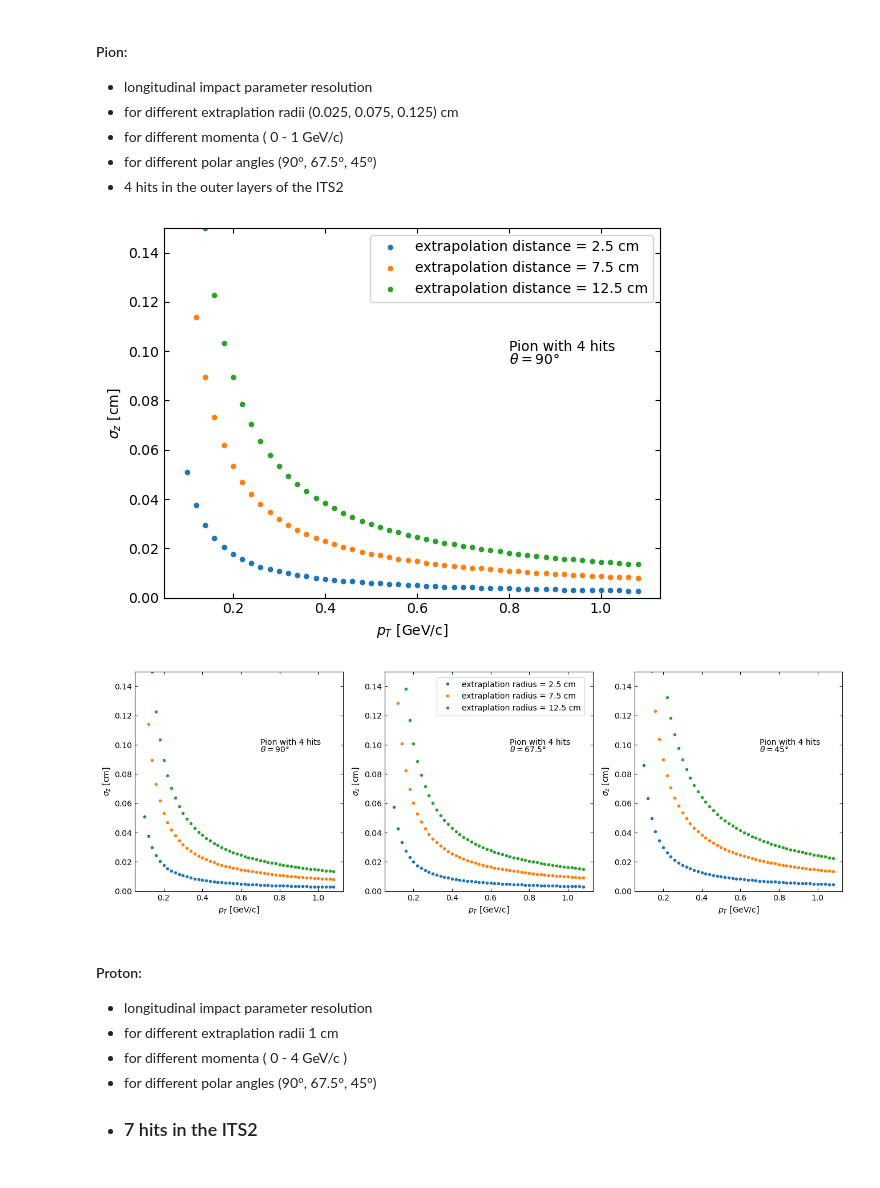
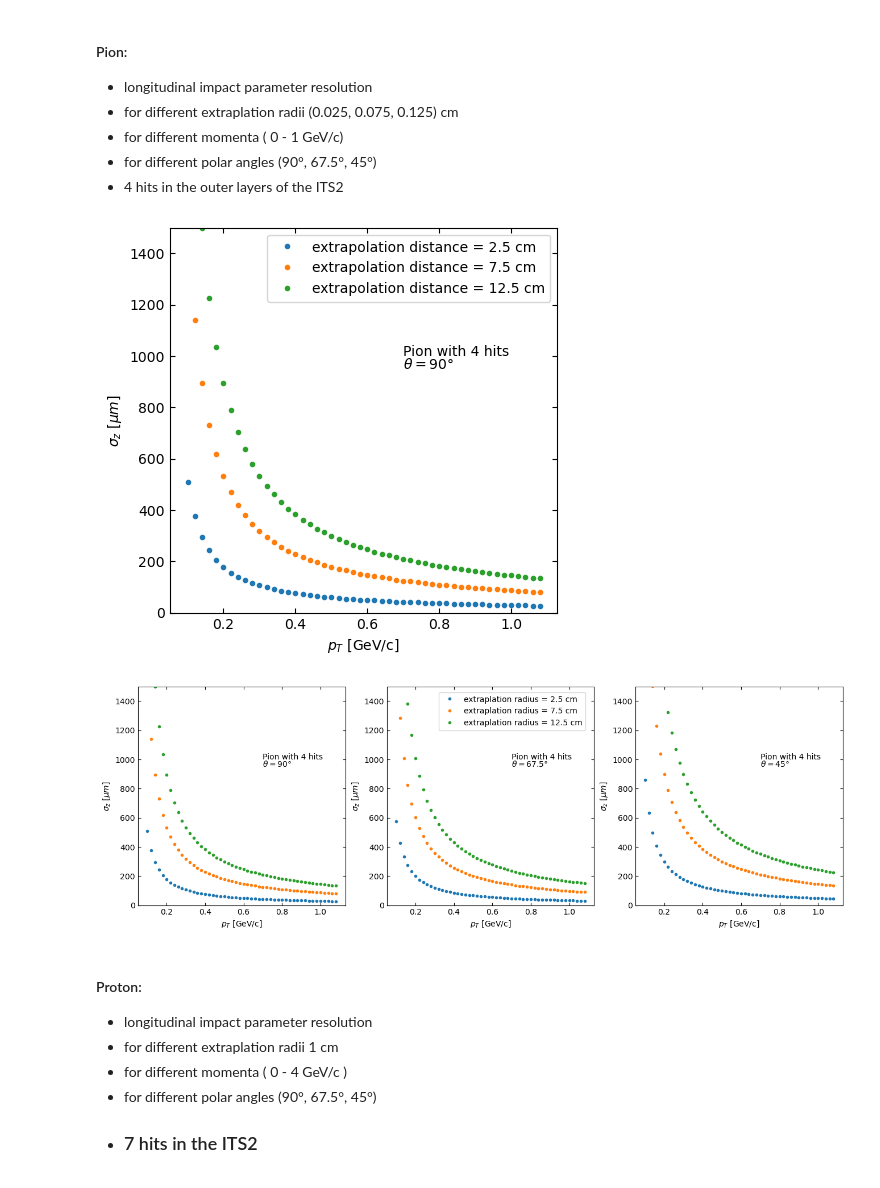
Before and after one commit to Claitos/Track-Parameter-Resolutions, a Jupyter notebook: Longitudinal_ImpactParameter.ipynb, the cells around one changed output. Drawn from its saved outputs; the diff is of its cells as text; code cells hidden in the pictures.

```diff
--- a/Longitudinal_ImpactParameter.ipynb
+++ b/Longitudinal_ImpactParameter.ipynb
@@ -7,3 +5,11 @@ directory = "Longitudinal_ImpactParameter_Plots"
+# %%
+directory = "Longitudinal_ImpactParameter_Plots"
+
+rescaling_factor = 10**6   # 10^6 µm = 1 m
+
+plt.rcParams["figure.figsize"] = (5,5)
+xlabel = "$p_{T}$ [GeV/c]"
+ylabel = "$\sigma_{z}$ [$\mu m$]"
 # %% [markdown]
 #### Proton:
 - logintudinal impact parameter resolution
@@ -45,16 +45,15 @@ plt.savefig(f"{directory}/Proton_z.png", dpi = 200)
 # %%
-fig, axs = plt.subplots(1,3, figsize=(16,5))
+fig, axs = plt.subplots(1,3, figsize=(17,5))
 
 for i, theta in enumerate(theta_list):
     for j, radius in enumerate(extrapolation_radii):
-        proton_z_list = total_longitudinal_resolution(proton_z_det_list[j], proton_z_MS_list[j], theta)
-        axs[i].plot(proton_momenta, proton_z_list*100, ".", label=f"extraplation radius = {radius*100} cm")
+        axs[i].plot(proton_momenta, proton_z_4hits[i][j]*rescaling_factor, ".", label=f"extraplation radius = {radius*100} cm")
 
 for i, ax in enumerate(axs):
-    ax.set(xlabel="$p_{T}$ [GeV/c]", ylabel = "$\sigma_{z}$ [cm]", ylim=(0, 0.15))
+    ax.set(xlabel = xlabel, ylabel = ylabel, ylim=(0, 1500))
     ax.tick_params(top=True, right=True, direction="in")
-    ax.text(2.5, 0.1, "Proton with 4 hits")
-    ax.text(2.5, 0.095, fr"$\theta = {theta_list[i]}$°")
+    ax.text(2.5, 1000, "Proton with 4 hits")
+    ax.text(2.5, 950, fr"$\theta = {theta_list[i]}$°")
 
 axs[1].legend(loc=(0.25, 0.8))
 fig.savefig(f"{directory}/Proton_z_angle.png", dpi = 200)
@@ -68,54 +67,44 @@ fig.savefig(f"{directory}/Proton_z_angle.png", dpi = 200)
 - for different polar angles (90°, 67.5°, 45°)
 - 4 hits in the outer layers of the ITS2
 # %%
-pion_momenta = np.arange(0.1, 1.1, 0.02)                          # momentum of particle in GeV/c
+pion_momenta = np.arange(0.1, 1.1, 0.02)                         # momentum of particle in GeV/c
 pion_mass = 0.150                                                # mass of particle in GeV/c^2
 
 N = 4                                                            # Number of layers with hits
 extrapolation_radii = [0.025, 0.075, 0.125]                      # extrapolation length in meters (is defined away from layers) ;
 theta_list = [90, 67.5, 45]                                      # polar angles of the particle
 
-pion_z_det_list = []
-pion_z_MS_list = []
-for r in extrapolation_radii:
-    pion_z_det = []; pion_z_MS = []
-    for momentum in pion_momenta:
-        z_det, z_MS = longitudinal_impactparameter_reso(momentum, pion_mass, N, r)
-        pion_z_det.append(z_det); pion_z_MS.append(z_MS)
-    pion_z_det_list.append(np.array(pion_z_det))
-    pion_z_MS_list.append(np.array(pion_z_MS))
+pion_z_4hits = np.array([[[longitudinal_impactparameter_reso(momentum, pion_mass, N, r, theta) for momentum in pion_momenta] for r in extrapolation_radii] for theta in theta_list])
 # %%
 for i, r in enumerate(extrapolation_radii):
-    pion_z_list = total_longitudinal_resolution(pion_z_det_list[i], pion_z_MS_list[i], theta_list[0])
-    plt.plot(pion_momenta, pion_z_list*100, ".", label=f"extrapolation distance = {r*100} cm")
+    plt.plot(pion_momenta, pion_z_4hits[0][i]*rescaling_factor, ".", label=f"extrapolation distance = {r*100} cm")
 plt.legend()
-plt.xlabel("$p_{T}$ [GeV/c]")
-plt.ylabel("$\sigma_{z}$ [cm]")
-plt.ylim(0, 0.15)
-plt.text(0.8, 0.1, "Pion with 4 hits")
-plt.text(0.8, 0.095, fr"$\theta = 90$°")
+plt.xlabel(xlabel)
+plt.ylabel(ylabel)
+plt.ylim(0, 1500)
+plt.text(0.7, 1000, "Pion with 4 hits")
+plt.text(0.7, 950, fr"$\theta = {theta_list[0]}$°")
 plt.tick_params(top=True, right=True, direction="in")
 plt.savefig(f"{directory}/Pion_z.png", dpi = 200)
 # %% [output]
-[figure, old version]
+[figure, new version]
 # %%
 fig, axs = plt.subplots(1,3, figsize=(16,5))
 
 for i, theta in enumerate(theta_list):
     for j, radius in enumerate(extrapolation_radii):
-        pion_z_list = total_longitudinal_resolution(pion_z_det_list[j], pion_z_MS_list[j], theta)
-        axs[i].plot(pion_momenta, pion_z_list*100, ".", label=f"extraplation radius = {radius*100} cm")
+        axs[i].plot(pion_momenta, pion_z_4hits[i][j]*rescaling_factor, ".", label=f"extraplation radius = {radius*100} cm")
 
 for i, ax in enumerate(axs):
-    ax.set(xlabel="$p_{T}$ [GeV/c]", ylabel = "$\sigma_{z}$ [cm]", ylim=(0, 0.15))
+    ax.set(xlabel = xlabel, ylabel = ylabel, ylim=(0, 1500))
     ax.tick_params(top=True, right=True, direction="in")
-    ax.text(0.7, 0.1, "Pion with 4 hits")
-    ax.text(0.7, 0.095, fr"$\theta = {theta_list[i]}$°")
+    ax.text(0.7, 1000, "Pion with 4 hits")
+    ax.text(0.7, 950, fr"$\theta = {theta_list[i]}$°")
 
 axs[1].legend(loc=(0.25, 0.8))
 fig.savefig(f"{directory}/Pion_z_angle.png", dpi = 200)
 # %% [output]
-[figure, old version]
+[figure, new version]
 # %% [markdown]
 #### Proton:
 - longitudinal impact parameter resolution
```
Also changed, not shown: parts of 8 cells of this notebook, 4 other files.
